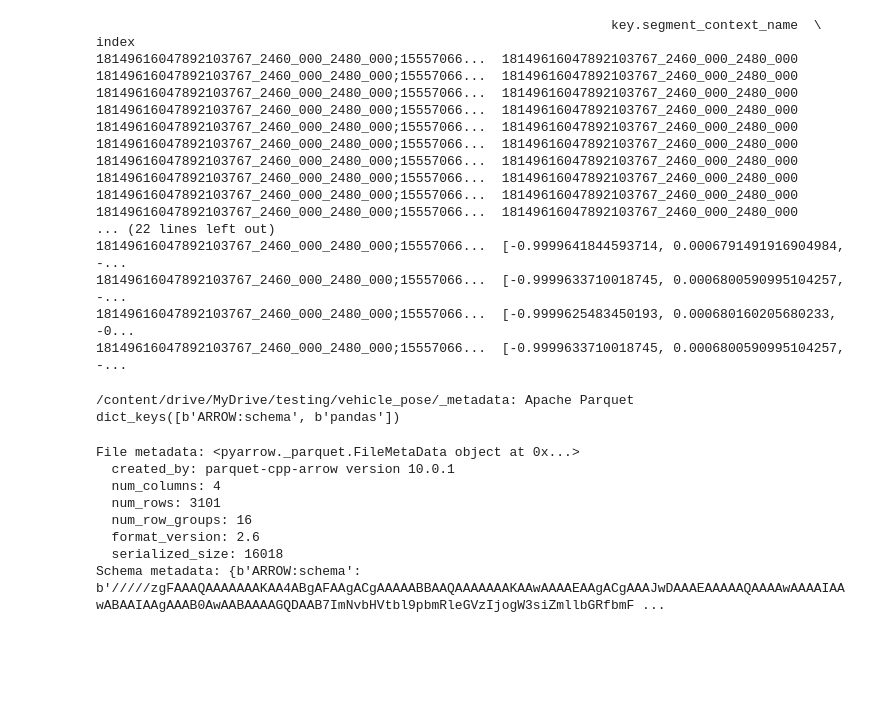
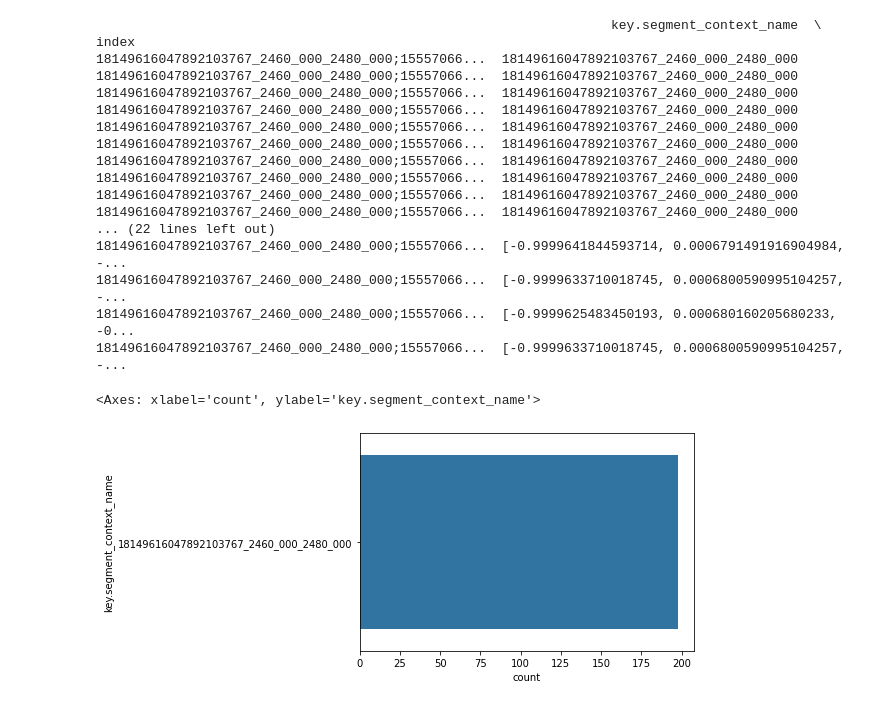
Before and after one commit to neehasajja/waymo-opendataset, a Jupyter notebook: testing/vehiclepose.ipynb, the cells around one changed output. Cells and saved outputs as stored; diff of their text form; code cells hidden in the pictures; blank space fills up the shorter version.

```diff
--- a/testing/vehiclepose.ipynb
+++ b/testing/vehiclepose.ipynb
@@ -42,35 +165,14 @@ index
 18149616047892103767_2460_000_2480_000;15557066...  [-0.9999633710018745, 0.0006800590995104257, -...
 18149616047892103767_2460_000_2480_000;15557066...  [-0.9999625483450193, 0.000680160205680233, -0...
 18149616047892103767_2460_000_2480_000;15557066...  [-0.9999633710018745, 0.0006800590995104257, -...
-# %%
-!file /content/drive/MyDrive/testing/vehicle_pose/_metadata
-print(metadata_dict.keys())
-# %% [output]
-/content/drive/MyDrive/testing/vehicle_pose/_metadata: Apache Parquet
-dict_keys([b'ARROW:schema', b'pandas'])
-# %%
-import os
-import pyarrow.parquet as pq
-
-# Set the path to the metadata file
-metadata_file_path = '/content/drive/MyDrive/testing/vehicle_pose/_metadata'
-
-# Read the metadata file
-metadata_file = pq.ParquetFile(metadata_file_path)
-
-# Get the metadata
-file_metadata = metadata_file.metadata
-schema_metadata = file_metadata.metadata
-
-# Print the metadata
-print("File metadata:", file_metadata)
-print("Schema metadata:", schema_metadata)
-# %% [output]
-File metadata: <pyarrow._parquet.FileMetaData object at 0x...>
-  created_by: parquet-cpp-arrow version 10.0.1
-  num_columns: 4
-  num_rows: 3101
-  num_row_groups: 16
-  format_version: 2.6
-  serialized_size: 16018
-Schema metadata: {b'ARROW:schema': b'/////zgFAAAQAAAAAAAKAA4ABgAFAAgACgAAAAABBAAQAAAAAAAKAAwAAAAEAAgACgAAAJwDAAAEAAAAAQAAAAwAAAAIAAwABAAIAAgAAAB0AwAABAAAAGQDAAB7ImNvbHVtbl9pbmRleGVzIjogW3siZmllbGRfbmF ...
+# %%
+import seaborn as sns
+
+# Load the parquet file into a pandas dataframe
+df = pd.read_parquet('path/to/your/parquet/file.parquet')
+
+# Plot a countplot of the "key.segment_context_name" column
+sns.countplot(y='key.segment_context_name', data=df)
+# %% [output]
+<Axes: xlabel='count', ylabel='key.segment_context_name'>
+[figure, added]
```
Also changed, not shown: parts of 6 cells of this notebook.
